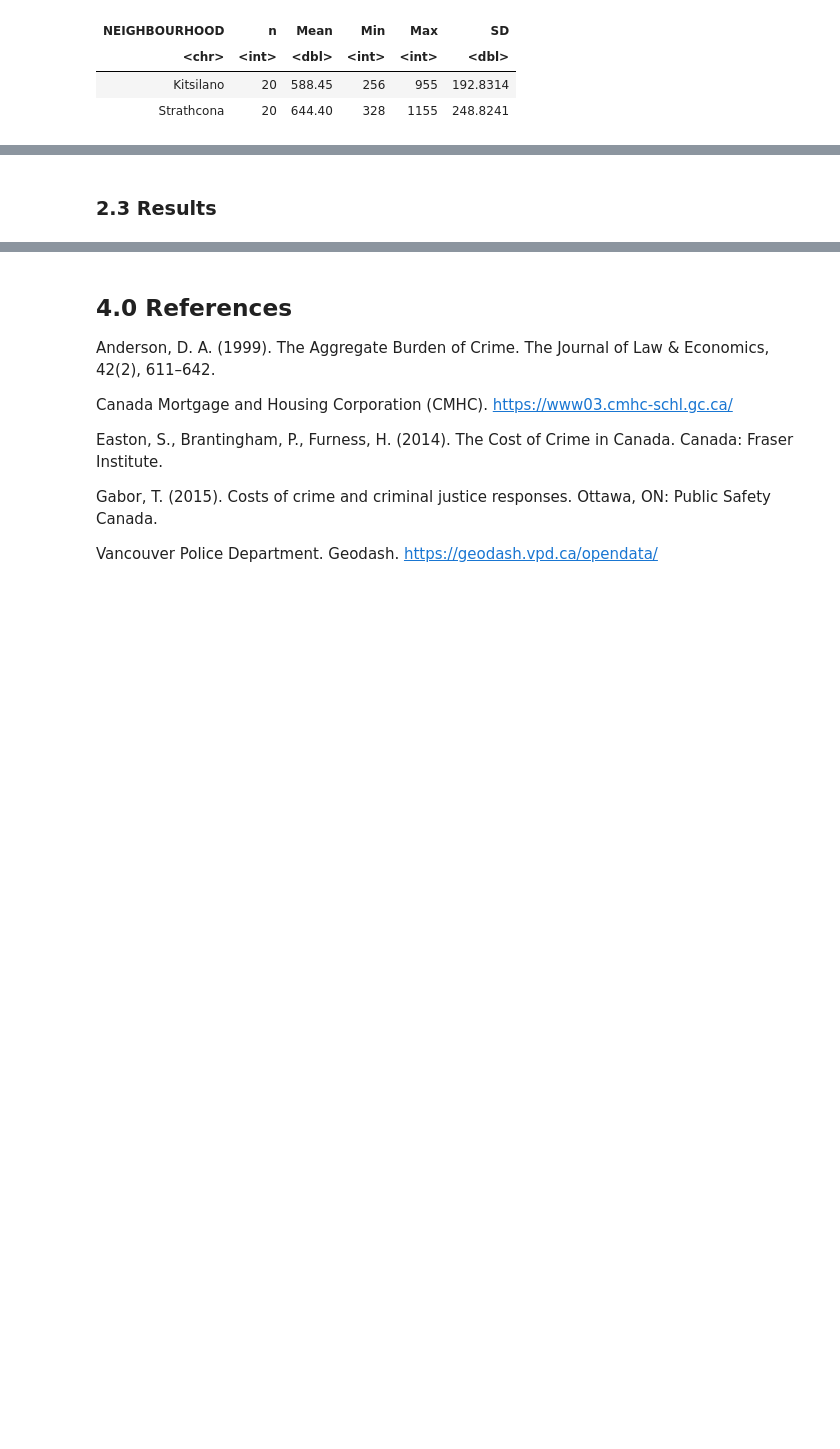
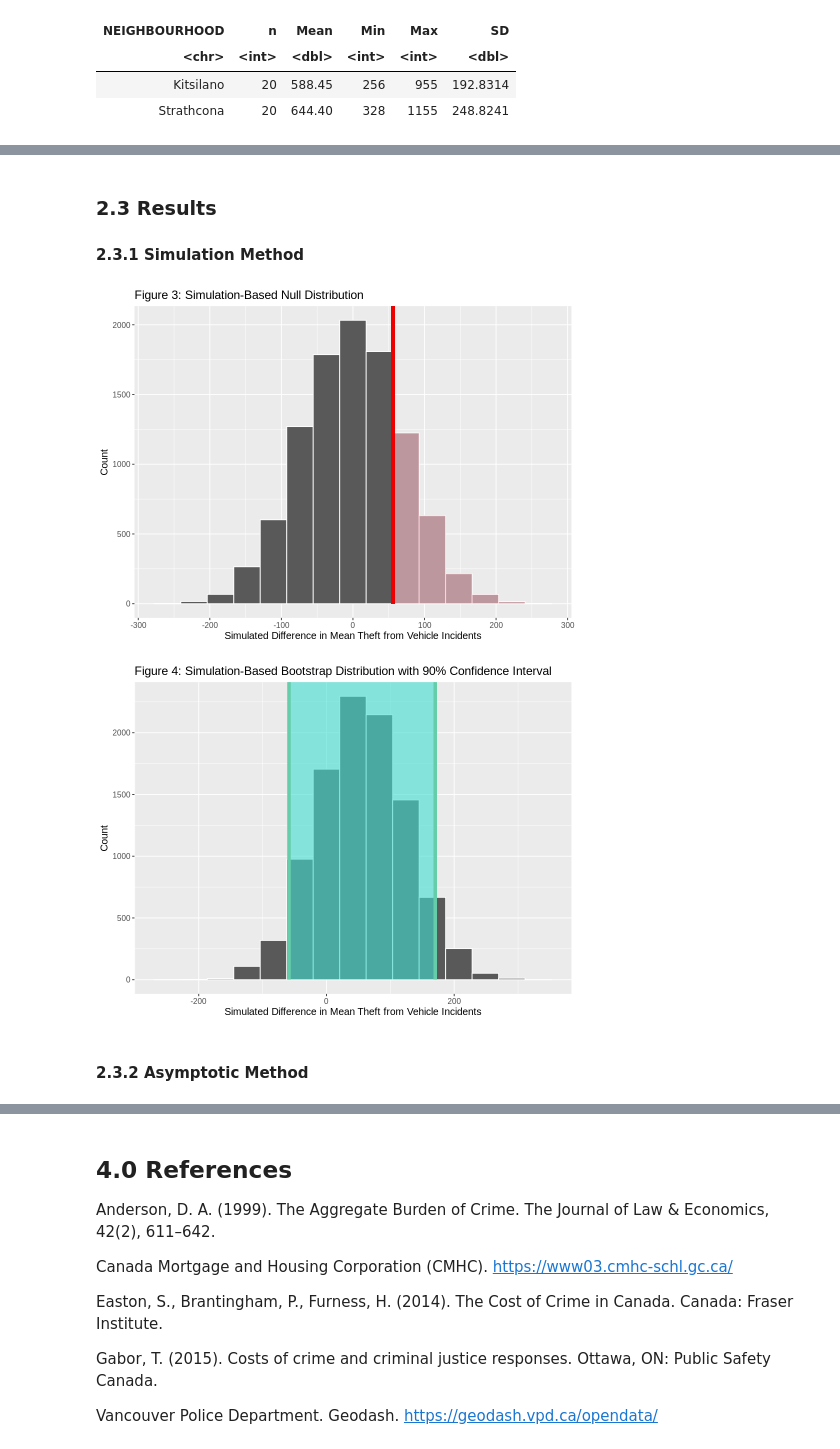
Before and after one commit to jburden1/STAT201_Project_Group14, a Jupyter notebook: STAT201_Final_Report.ipynb, the cells around one changed output, grey strips where cells are left out. Cells and saved outputs as stored; diff of their text form; code cells hidden in the pictures; blank space fills up the shorter version.

```diff
--- a/STAT201_Final_Report.ipynb
+++ b/STAT201_Final_Report.ipynb
@@ -202,2 +206,3 @@ Based on visual inspection of the boxplot in **Figure 2**, we have reason to bel
 # %% [markdown]
 ### 2.3 Results
+#### 2.3.1 Simulation Method
@@ -203,0 +278,8 @@ Based on visual inspection of the boxplot in **Figure 2**, we have reason to bel
+# %%
+null_distribution_plot
+boot_distribution_plot
+# %% [output]
+[figure, added]
+[figure, added]
+# %% [markdown]
+#### 2.3.2 Asymptotic Method
```
Also changed, not shown: parts of 9 cells of this notebook.
